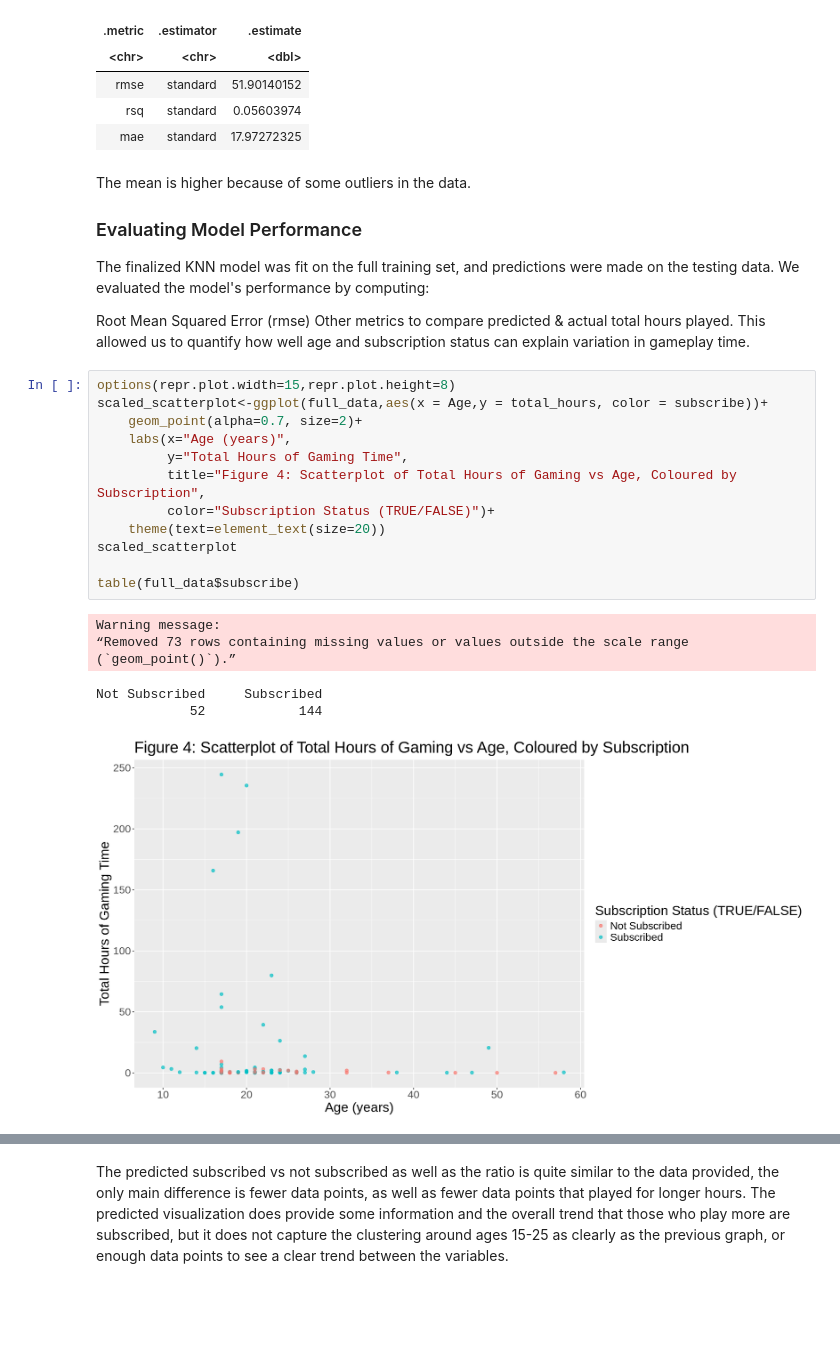
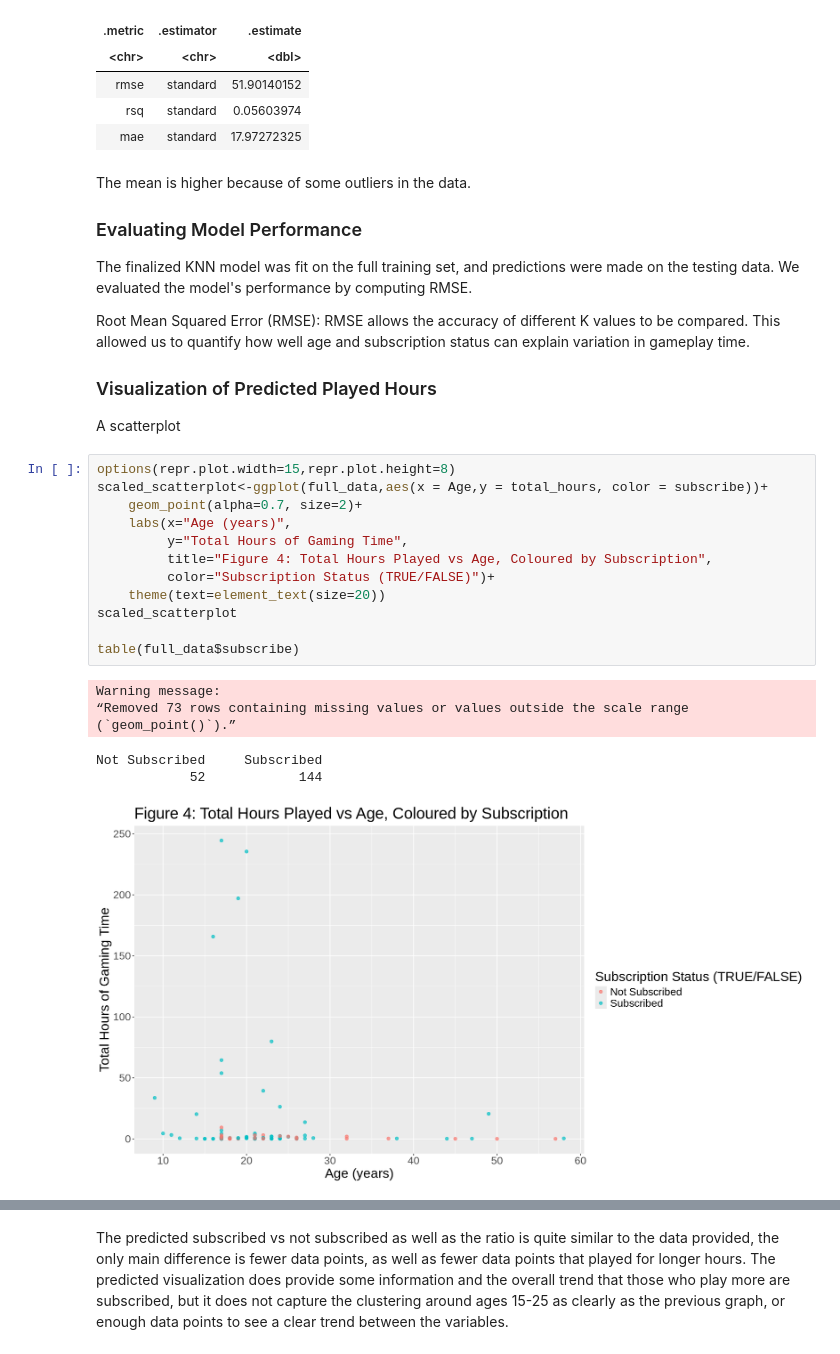
Before and after one commit to danayong25-cell/Group-Final-Project, a Jupyter notebook: group final project.ipynb, the cells around one changed output, grey strips where cells are left out. Saved outputs shown, nothing was run; the diff lists cells and outputs as text; blank space fills up the shorter version.

```diff
--- a/group final project.ipynb
+++ b/group final project.ipynb
@@ -358,29 +377,33 @@ The mean is higher because of some outliers in the data.
 ### Evaluating Model Performance
 
 The finalized KNN model was fit on the full training set, and predictions were made on the testing data.
-We evaluated the model's performance by computing:
+We evaluated the model's performance by computing RMSE.
 
-Root Mean Squared Error (rmse)
-Other metrics to compare predicted & actual total hours played. This allowed us to quantify how well age and subscription status can explain variation in gameplay time.
+Root Mean Squared Error (RMSE):
+RMSE allows the accuracy of different K values to be compared. This allowed us to quantify how well age and subscription status can explain variation in gameplay time.
+
+### Visualization of Predicted Played Hours
+
+A scatterplot
 # %%
 options(repr.plot.width=15,repr.plot.height=8)
 scaled_scatterplot<-ggplot(full_data,aes(x = Age,y = total_hours, color = subscribe))+
     geom_point(alpha=0.7, size=2)+
     labs(x="Age (years)",
          y="Total Hours of Gaming Time",
-         title="Figure 4: Scatterplot of Total Hours of Gaming vs Age, Coloured by Subscription",
+         title="Figure 4: Total Hours Played vs Age, Coloured by Subscription",
          color="Subscription Status (TRUE/FALSE)")+
     theme(text=element_text(size=20))
 scaled_scatterplot
 
 table(full_data$subscribe)
 # %% [output]
 Warning message:
 “Removed 73 rows containing missing values or values outside the scale range
 (`geom_point()`).”
 Not Subscribed     Subscribed
             52            144
-[figure, old version]
+[figure, new version]
 # %%
 options(repr.plot.width=15,repr.plot.height=8)
 scatterplot_preds<-ggplot(preds, aes(x = Age, y = total_hours, color = subscribe)) +
```
Also changed, not shown: parts of 5 cells of this notebook.
